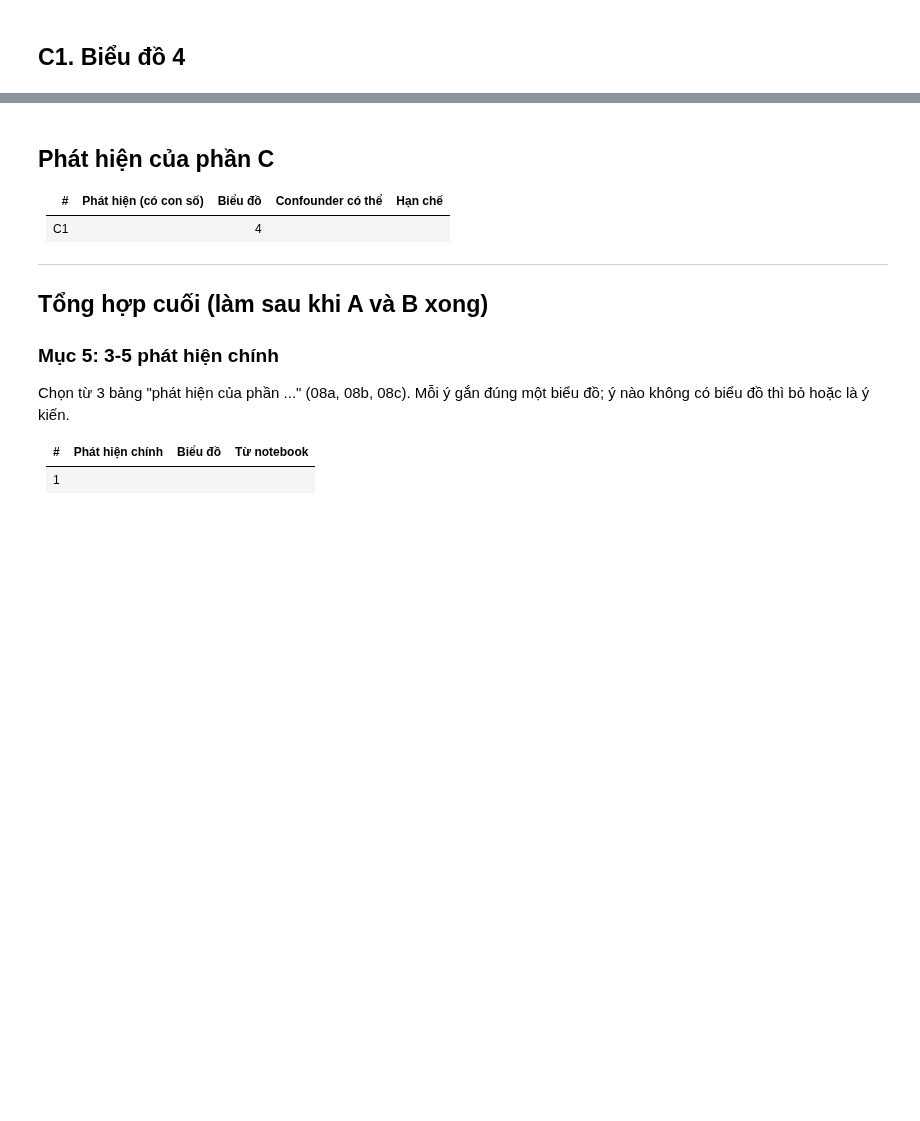
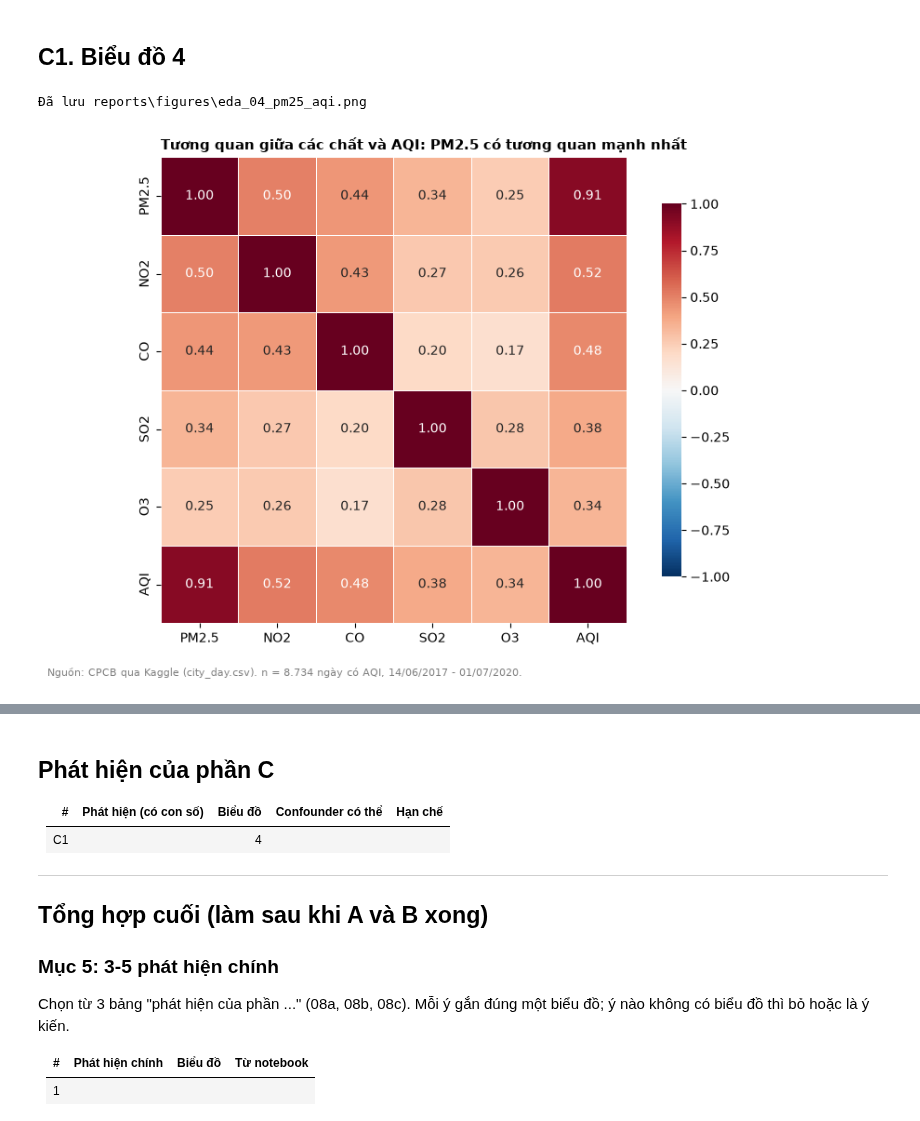
Before and after one commit to MTuan1510/Air-Project, a Jupyter notebook: notebooks/08c_eda_chat_nao.ipynb, the cells around one changed output, grey strips where cells are left out. Saved outputs shown, nothing was run; the diff lists cells and outputs as text; code cells hidden in the pictures; blank space fills up the shorter version.

Commit message:
Complete C1: Heatmap and findings for Bengaluru & Amritsar

```diff
--- a/notebooks/08c_eda_chat_nao.ipynb
+++ b/notebooks/08c_eda_chat_nao.ipynb
@@ -64,5 +64,27 @@ corr
 # %% [markdown]
 ## C1. Biểu đồ 4
 # %%
+import matplotlib.pyplot as plt
+import seaborn as sns
 # TODO (người C): scatter/hexbin PM2.5 với AQI hoặc heatmap `corr` (thang phân kỳ neo tại 0),
 # lưu save_fig(fig, "04_pm25_aqi")
+# # Vẽ Heatmap từ biến corr đã tính sẵn ở Cell C0
+fig, ax = plt.subplots(figsize=(8, 6))
+
+sns.heatmap(corr,
+            cmap="RdBu_r",       # Thang màu phân kỳ (Đỏ âm - Xanh dương)
+            center=0,            # Neo màu trắng tại 0
+            vmin=-1, vmax=1,
+            annot=True, fmt=".2f", square=True, linewidths=.5,
+            cbar_kws={"shrink": .8}, ax=ax)
+
+# Tiêu đề W7 (kết luận có con số) - Bạn xem số liệu thực tế để sửa lại cho đúng
+# Ví dụ: PM2.5 có tương quan mạnh nhất với AQI (hệ số 0.8x)
+title = "Tương quan giữa các chất và AQI: PM2.5 có tương quan mạnh nhất"
+finish_chart(fig, ax, title, d=win)
+
+save_fig(fig, "04_pm25_aqi")
+plt.show()
+# %% [output]
+Đã lưu reports\figures\eda_04_pm25_aqi.png
+[figure, added]
```
Also changed, not shown: parts of 1 cell of this notebook, 1 other file.
